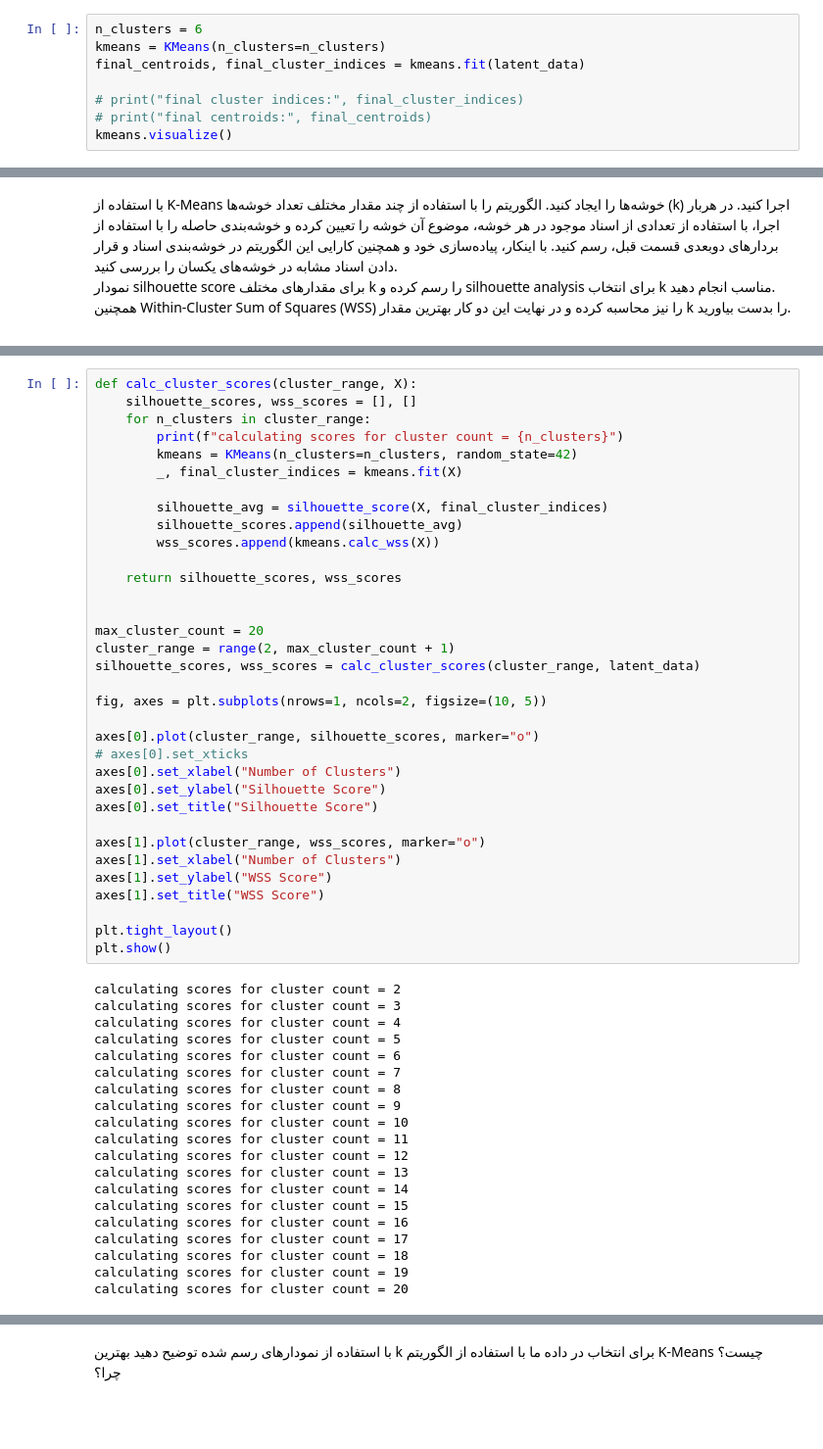
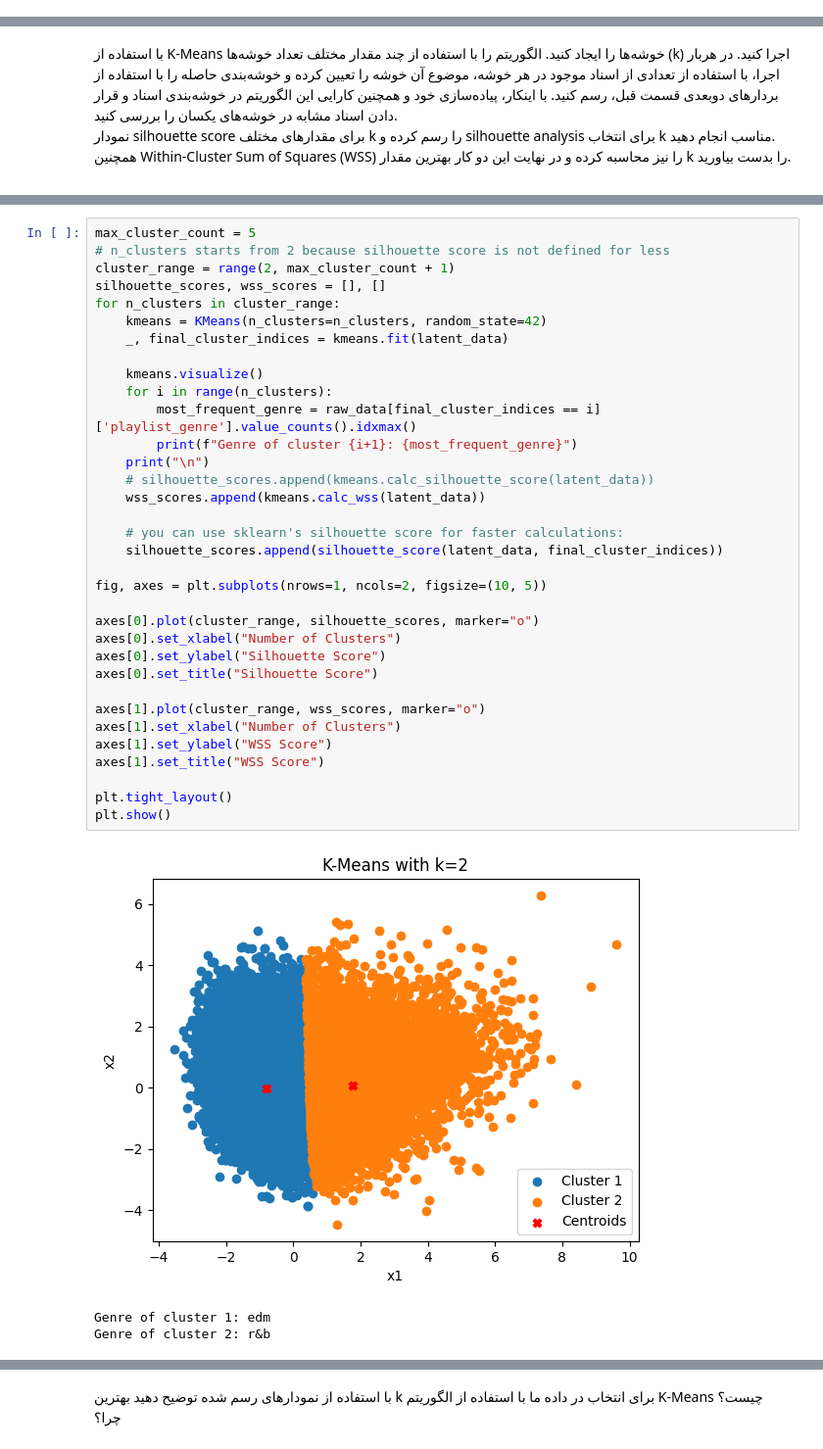
Before and after one commit to sehbeygi79/K-Means, a Jupyter notebook: k-means.ipynb, the cells around one changed output, grey strips where cells are left out. Shown: that part at 98% size. Saved outputs shown, nothing was run; the diff lists cells and outputs as text; blank space fills up the shorter version.

```diff
--- a/k-means.ipynb
+++ b/k-means.ipynb
@@ -209,10 +255,2 @@ class KMeans:
         plt.legend()
         plt.show()
-# %%
-n_clusters = 6
-kmeans = KMeans(n_clusters=n_clusters)
-final_centroids, final_cluster_indices = kmeans.fit(latent_data)
-
-# print("final cluster indices:", final_cluster_indices)
-# print("final centroids:", final_centroids)
-kmeans.visualize()
@@ -263,54 +266,38 @@ plt.show()
 # %%
-def calc_cluster_scores(cluster_range, X):
-    silhouette_scores, wss_scores = [], []
-    for n_clusters in cluster_range:
-        print(f"calculating scores for cluster count = {n_clusters}")
-        kmeans = KMeans(n_clusters=n_clusters, random_state=42)
-        _, final_cluster_indices = kmeans.fit(X)
+max_cluster_count = 5
+# n_clusters starts from 2 because silhouette score is not defined for less
+cluster_range = range(2, max_cluster_count + 1)
+silhouette_scores, wss_scores = [], []
+for n_clusters in cluster_range:
+    kmeans = KMeans(n_clusters=n_clusters, random_state=42)
+    _, final_cluster_indices = kmeans.fit(latent_data)
 
-        silhouette_avg = silhouette_score(X, final_cluster_indices)
-        silhouette_scores.append(silhouette_avg)
-        wss_scores.append(kmeans.calc_wss(X))
+    kmeans.visualize()
+    for i in range(n_clusters):
+        most_frequent_genre = raw_data[final_cluster_indices == i]['playlist_genre'].value_counts().idxmax()
+        print(f"Genre of cluster {i+1}: {most_frequent_genre}")
+    print("\n")
+    # silhouette_scores.append(kmeans.calc_silhouette_score(latent_data))
+    wss_scores.append(kmeans.calc_wss(latent_data))
 
-    return silhouette_scores, wss_scores
-
-
-max_cluster_count = 20
-cluster_range = range(2, max_cluster_count + 1)
-silhouette_scores, wss_scores = calc_cluster_scores(cluster_range, latent_data)
+    # you can use sklearn's silhouette score for faster calculations:
+    silhouette_scores.append(silhouette_score(latent_data, final_cluster_indices))
 
 fig, axes = plt.subplots(nrows=1, ncols=2, figsize=(10, 5))
 
 axes[0].plot(cluster_range, silhouette_scores, marker="o")
-# axes[0].set_xticks
 axes[0].set_xlabel("Number of Clusters")
 axes[0].set_ylabel("Silhouette Score")
 axes[0].set_title("Silhouette Score")
 
 axes[1].plot(cluster_range, wss_scores, marker="o")
 axes[1].set_xlabel("Number of Clusters")
 axes[1].set_ylabel("WSS Score")
 axes[1].set_title("WSS Score")
 
 plt.tight_layout()
 plt.show()
 # %% [output]
+[figure, new version]
-calculating scores for cluster count = 2
-calculating scores for cluster count = 3
-calculating scores for cluster count = 4
-calculating scores for cluster count = 5
-calculating scores for cluster count = 6
-calculating scores for cluster count = 7
-calculating scores for cluster count = 8
-calculating scores for cluster count = 9
-calculating scores for cluster count = 10
-calculating scores for cluster count = 11
-calculating scores for cluster count = 12
-calculating scores for cluster count = 13
-calculating scores for cluster count = 14
-calculating scores for cluster count = 15
-calculating scores for cluster count = 16
-calculating scores for cluster count = 17
-calculating scores for cluster count = 18
-calculating scores for cluster count = 19
-calculating scores for cluster count = 20
+Genre of cluster 1: edm
+Genre of cluster 2: r&b
```
Also changed, not shown: parts of 21 cells of this notebook.
